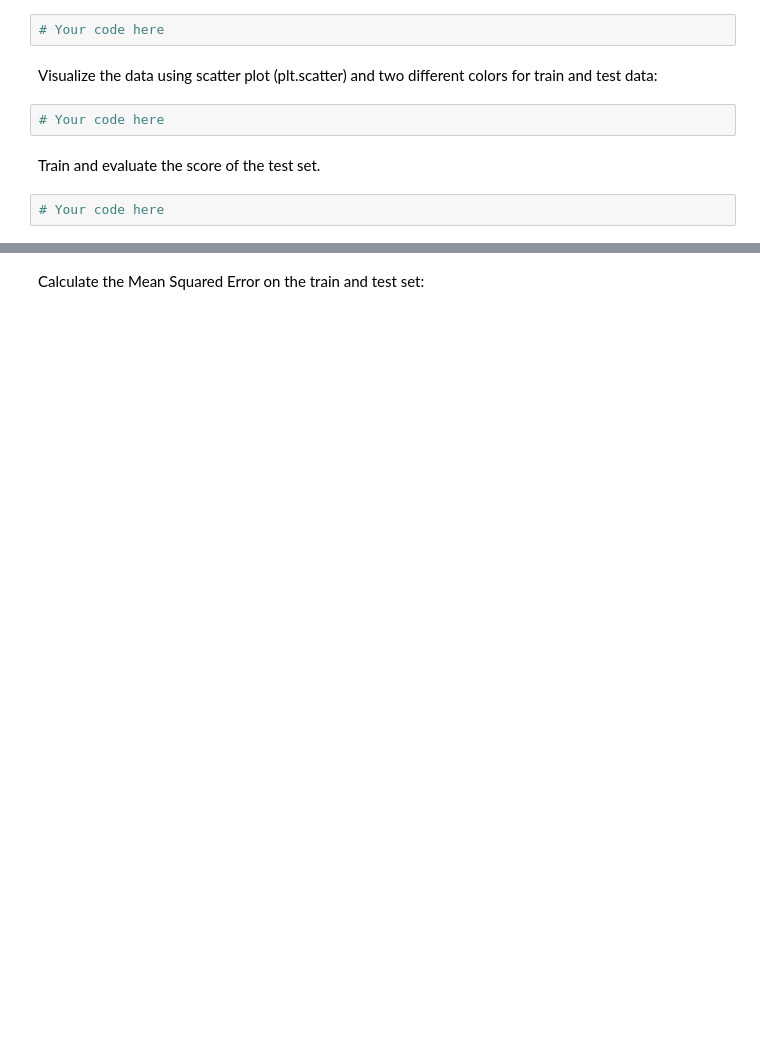
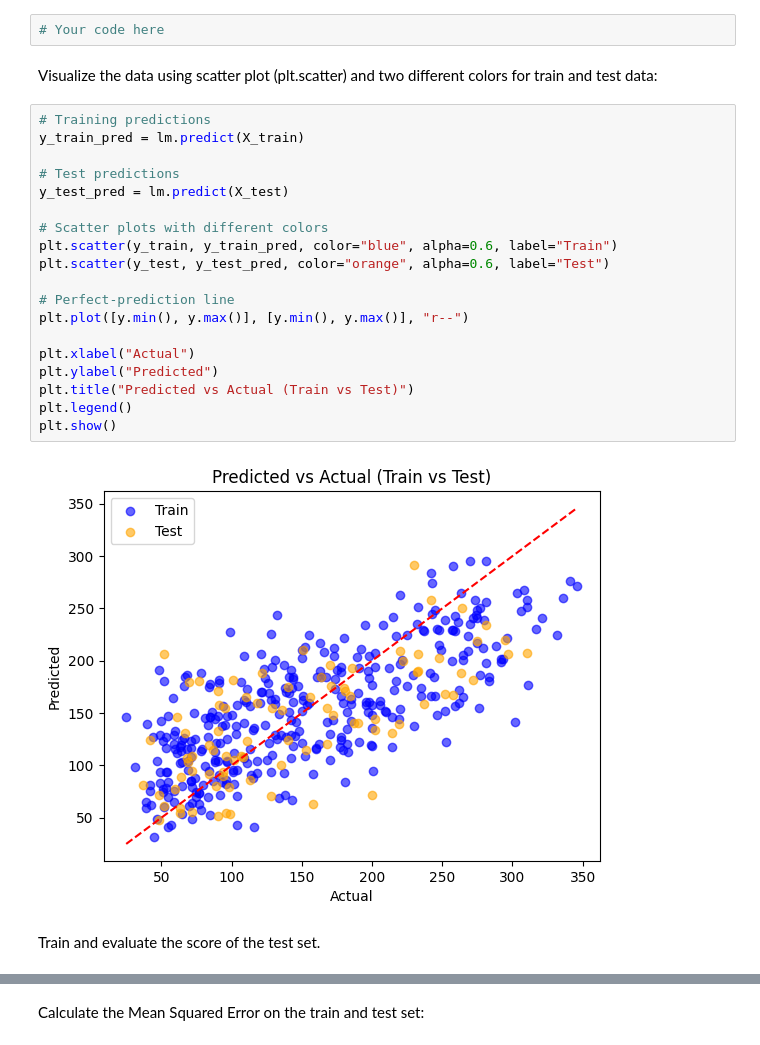
Before and after one commit to chandlershortlidge/lab-dsai-regression-exercises, a Jupyter notebook: your-code/main.ipynb, the cells around one changed output, grey strips where cells are left out. Saved outputs shown, nothing was run; the diff lists cells and outputs as text; blank space fills up the shorter version.

```diff
--- a/your-code/main.ipynb
+++ b/your-code/main.ipynb
@@ -261,9 +323,26 @@ Visualize the data using scatter plot (plt.scatter):
 # Your code here
 # %% [markdown]
 Visualize the data using scatter plot (plt.scatter) and two different colors for train and test data:
-# %%
-# Your code here
+# %%
+# Training predictions
+y_train_pred = lm.predict(X_train)
+
+# Test predictions
+y_test_pred = lm.predict(X_test)
+
+# Scatter plots with different colors
+plt.scatter(y_train, y_train_pred, color="blue", alpha=0.6, label="Train")
+plt.scatter(y_test, y_test_pred, color="orange", alpha=0.6, label="Test")
+
+# Perfect-prediction line
+plt.plot([y.min(), y.max()], [y.min(), y.max()], "r--")
+
+plt.xlabel("Actual")
+plt.ylabel("Predicted")
+plt.title("Predicted vs Actual (Train vs Test)")
+plt.legend()
+plt.show()
+# %% [output]
+[figure, added]
 # %% [markdown]
 Train and evaluate the score of the test set.
-# %%
-# Your code here
```
Also changed, not shown: parts of 18 cells of this notebook.
